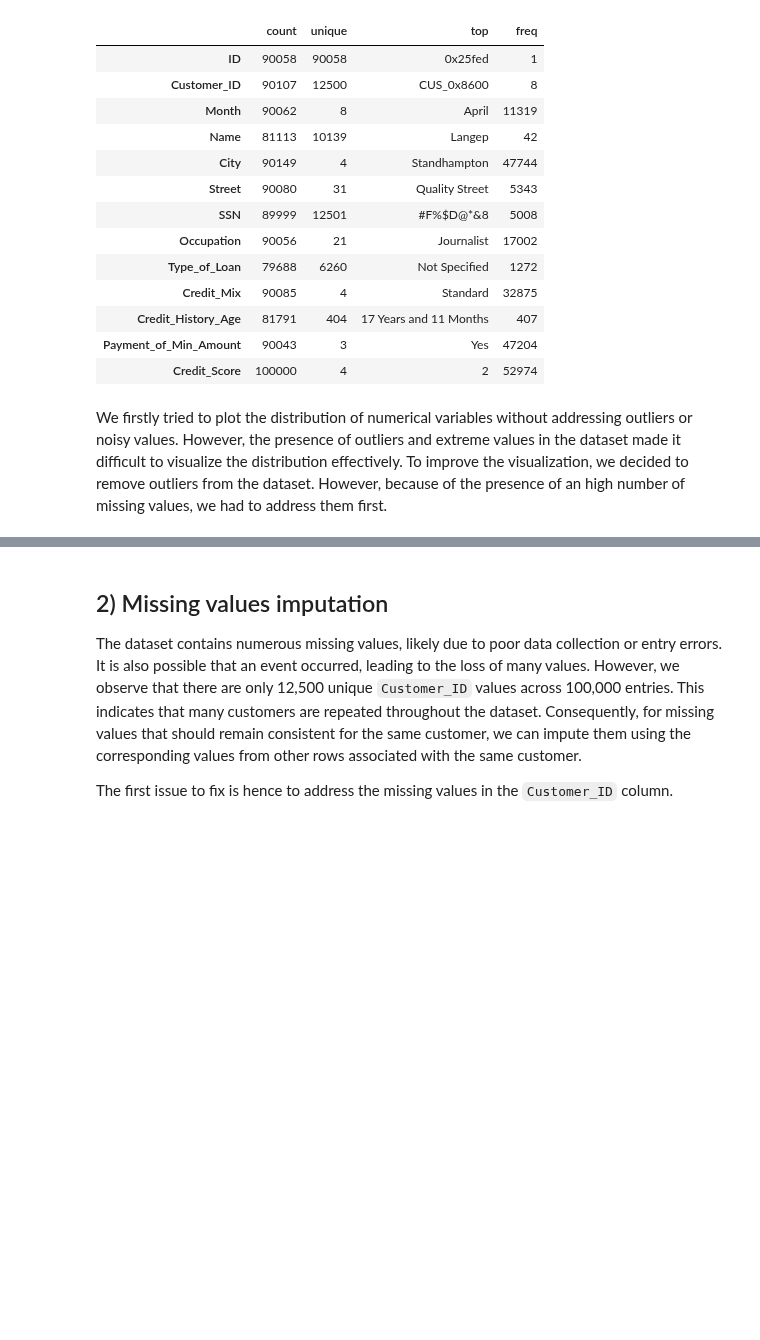
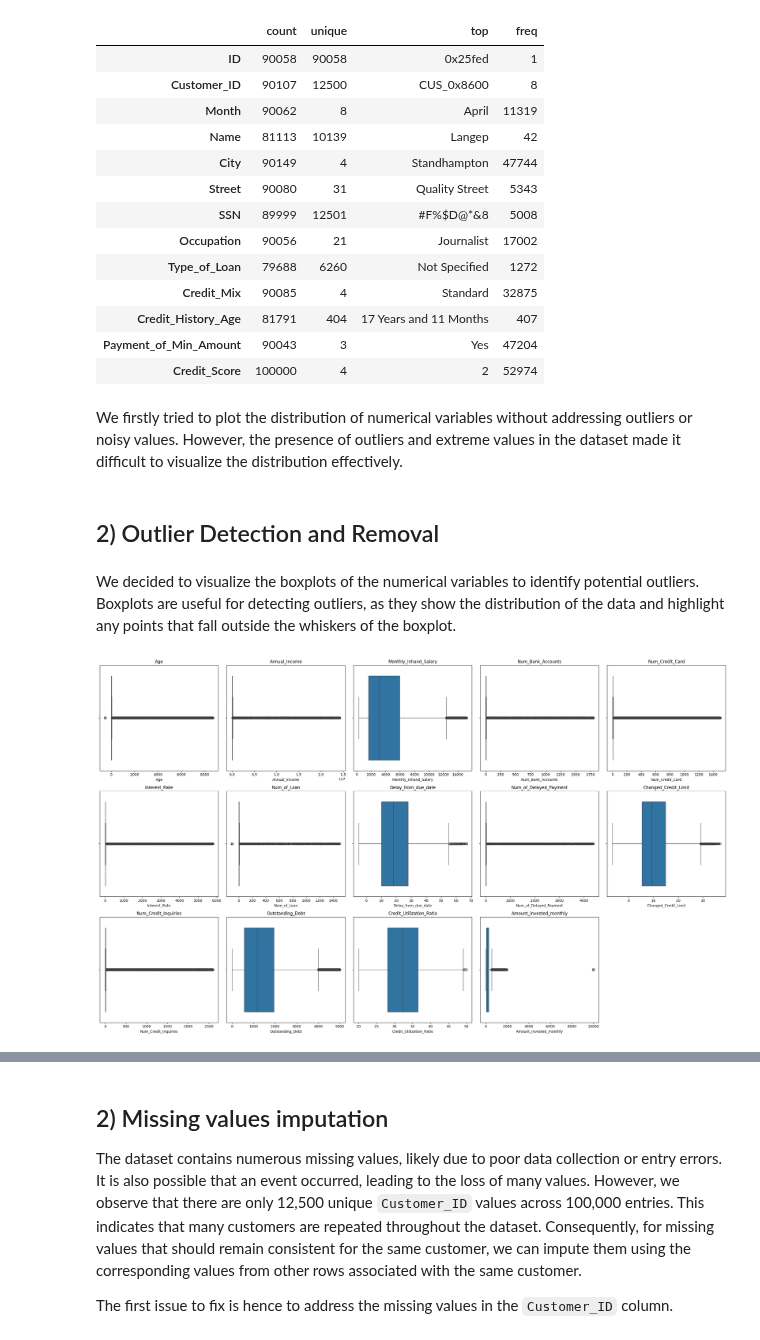
Before and after one commit to lelloxx/Advanced_Coding_Project_LUISS_2024-25, a Jupyter notebook: 1_IMPUTATION.ipynb, the cells around one changed output, grey strips where cells are left out. Cells and saved outputs as stored; diff of their text form; code cells hidden in the pictures; blank space fills up the shorter version.

```diff
--- a/1_IMPUTATION.ipynb
+++ b/1_IMPUTATION.ipynb
@@ -205,4 +205,3 @@ credit_card_df.describe(include="object").T
 | Credit_Score | 100000 | 4 | 2 | 52974 |
 # %% [markdown]
 We firstly tried to plot the distribution of numerical variables without addressing outliers or noisy values. However, the presence of outliers and extreme values in the dataset made it difficult to visualize the distribution effectively.
-To improve the visualization, we decided to remove outliers from the dataset. However, because of the presence of an high number of missing values, we had to address them first.
@@ -208,0 +211,30 @@ To improve the visualization, we decided to remove outliers from the dataset. Ho
+# %% [markdown]
+## 2) Outlier Detection and Removal
+# %% [markdown]
+We decided to visualize the boxplots of the numerical variables to identify potential outliers. Boxplots are useful for detecting outliers, as they show the distribution of the data and highlight any points that fall outside the whiskers of the boxplot.
+# %%
+# Assume(numerical_features is your list of columns
+n_features = len(numerical_features)
+if "Credit_Score" in numerical_features:
+    numerical_features.remove('Credit_Score')  # Remove target variable from the list
+n_cols = 5  # You can change this based on your preferred layout
+n_rows = (n_features + n_cols - 1) // n_cols
+
+fig, axes = plt.subplots(n_rows, n_cols, figsize=(5 * n_cols, 5 * n_rows))
+
+# Flatten axes for easy indexing
+axes = axes.flatten()
+
+for i, col in enumerate(numerical_features):
+    # Skip target variable
+    sns.boxplot(ax=axes[i], x = credit_card_df[col])
+    axes[i].set_title(col)
+
+# Turn off unused subplots if any
+for j in range(i + 1, len(axes)):
+    axes[j].axis('off')
+
+plt.tight_layout()
+plt.show()
+# %% [output]
+[figure, added]
```
Also changed, not shown: parts of 21 cells of this notebook, 12 other files.
